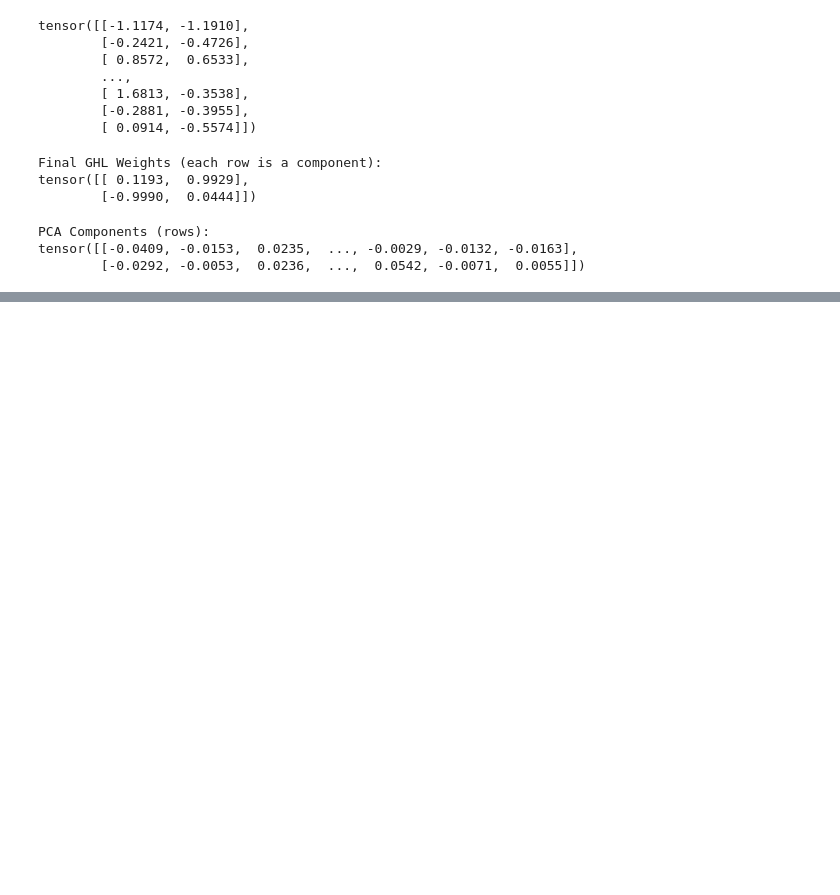
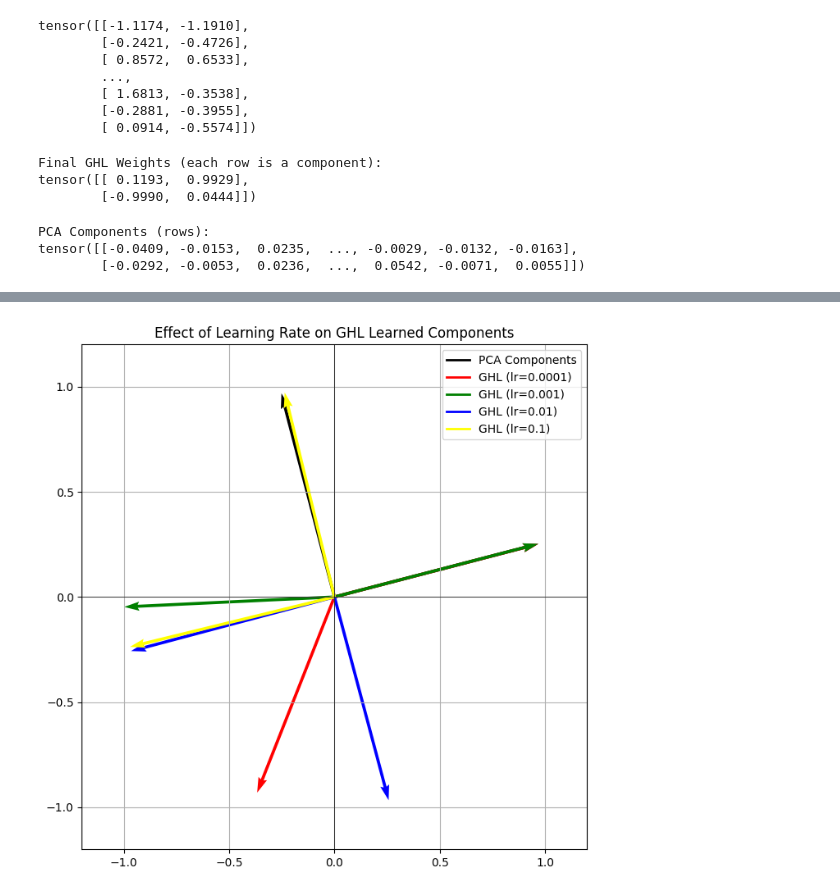
Before and after one commit to KATTA-00/CO542-Neural-Networks-Labs, a Jupyter notebook: lab03/E19129_lab03.ipynb, the cells around one changed output, grey strips where cells are left out. Drawn from its saved outputs; the diff is of its cells as text; code cells hidden in the pictures; blank space fills up the shorter version.

```diff
--- a/lab03/E19129_lab03.ipynb
+++ b/lab03/E19129_lab03.ipynb
@@ -80,0 +186,10 @@ tensor([[-0.0409, -0.0153,  0.0235,  ..., -0.0029, -0.0132, -0.0163],
+# %%
+# --- Learning Rates and Colors ---
+learning_rates = [0.0001, 0.001, 0.01, 0.1]
+colors = ['red', 'green', 'blue', 'yellow']
+# %%
+# --- Compute GHL Vectors for Each Learning Rate ---
+ghl_results = {}  # Store learning rate -> components
+for lr in learning_rates:
+    ghl_weights = run_ghl(X_centered, lr=lr)
+    ghl_results[lr] = ghl_weights  # Save for plotting
@@ -80,0 +207,36 @@ tensor([[-0.0409, -0.0153,  0.0235,  ..., -0.0029, -0.0132, -0.0163],
+# %%
+from matplotlib.lines import Line2D
+
+# --- Plot All Results ---
+plt.figure(figsize=(8, 8))
+plt.title("Effect of Learning Rate on GHL Learned Components")
+plt.grid(True)
+plt.axhline(0, color='black', lw=0.5)
+plt.axvline(0, color='black', lw=0.5)
+plt.xlim(-1.2, 1.2)
+plt.ylim(-1.2, 1.2)
+plt.gca().set_aspect('equal')
+
+# Plot PCA components
+for i in range(2):
+    plt.quiver(0, 0, pca_components_normalized[i][0], pca_components_normalized[i][1],
+               color='black', angles='xy', scale_units='xy', scale=1, width=0.006)
+
+# Plot GHL components for each learning rate
+for lr, color in zip(learning_rates, colors):
+    ghl_weights = ghl_results[lr]
+    for i in range(2):
+        plt.quiver(0, 0, ghl_weights[i][0], ghl_weights[i][1],
+                   color=color, angles='xy', scale_units='xy', scale=1, width=0.006)
+
+# --- Custom Legend ---
+legend_elements = [
+    Line2D([0], [0], color='black', lw=2, label='PCA Components'),
+]
+for lr, color in zip(learning_rates, colors):
+    legend_elements.append(Line2D([0], [0], color=color, lw=2, label=f'GHL (lr={lr})'))
+
+plt.legend(handles=legend_elements)
+plt.show()
+# %% [output]
+[figure, added]
```
Also changed, not shown: parts of 29 cells of this notebook.
